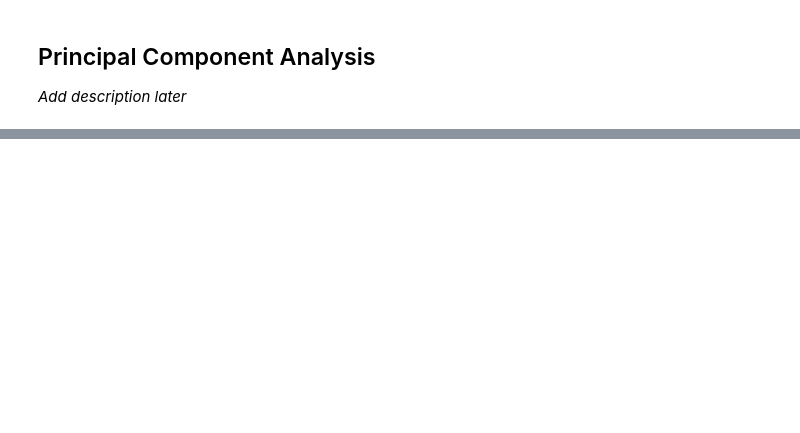
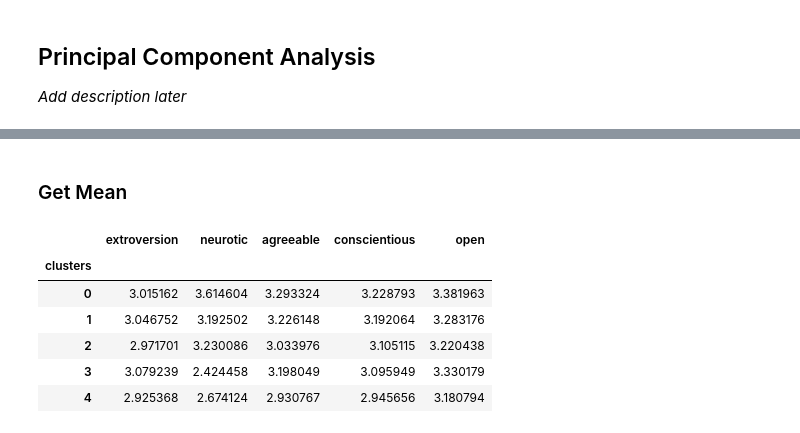
Before and after one commit to gavindizon/STINTSY, a Jupyter notebook: main.ipynb, the cells around one changed output, grey strips where cells are left out. Saved outputs shown, nothing was run; the diff lists cells and outputs as text; code cells hidden in the pictures; blank space fills up the shorter version.

```diff
--- a/main.ipynb
+++ b/main.ipynb
@@ -372,0 +445,26 @@ With the graph shown above, we can prove that `5` is the most optimal number for
+# %% [markdown]
+### Get Mean
+# %%
+col_list = list(df_mb)
+ext = col_list[0:10]
+est = col_list[10:20]
+agr = col_list[20:30]
+csn = col_list[30:40]
+opn = col_list[40:50]
+
+data_sums_mb = pd.DataFrame()
+data_sums_mb['extroversion'] = df_mb[ext].sum(axis=1)/10
+data_sums_mb['neurotic'] = df_mb[est].sum(axis=1)/10
+data_sums_mb['agreeable'] = df_mb[agr].sum(axis=1)/10
+data_sums_mb['conscientious'] = df_mb[csn].sum(axis=1)/10
+data_sums_mb['open'] = df_mb[opn].sum(axis=1)/10
+data_sums_mb['clusters'] = mbKMeans.labels_
+data_sums_mb.groupby('clusters').mean()
+# %% [output]
+|  | extroversion | neurotic | agreeable | conscientious | open |
+| clusters |  |  |  |  |  |
+| 0 | 3.015162 | 3.614604 | 3.293324 | 3.228793 | 3.381963 |
+| 1 | 3.046752 | 3.192502 | 3.226148 | 3.192064 | 3.283176 |
+| 2 | 2.971701 | 3.230086 | 3.033976 | 3.105115 | 3.220438 |
+| 3 | 3.079239 | 2.424458 | 3.198049 | 3.095949 | 3.330179 |
+| 4 | 2.925368 | 2.674124 | 2.930767 | 2.945656 | 3.180794 |
```
Also changed, not shown: parts of 26 cells of this notebook.
